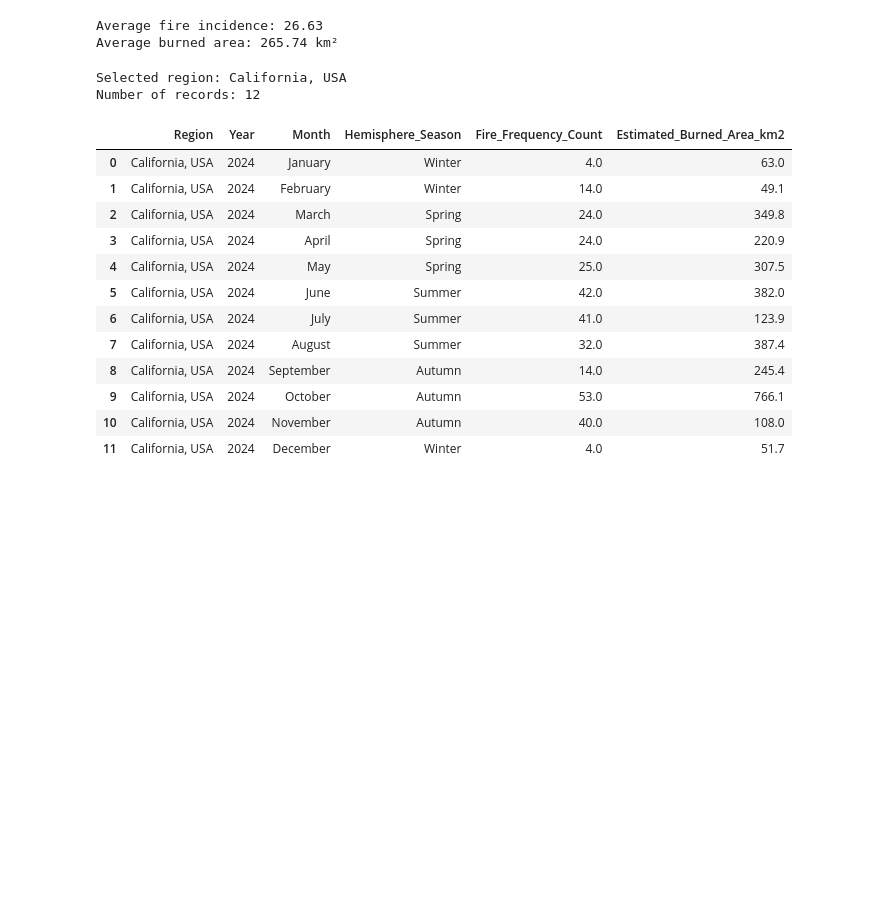
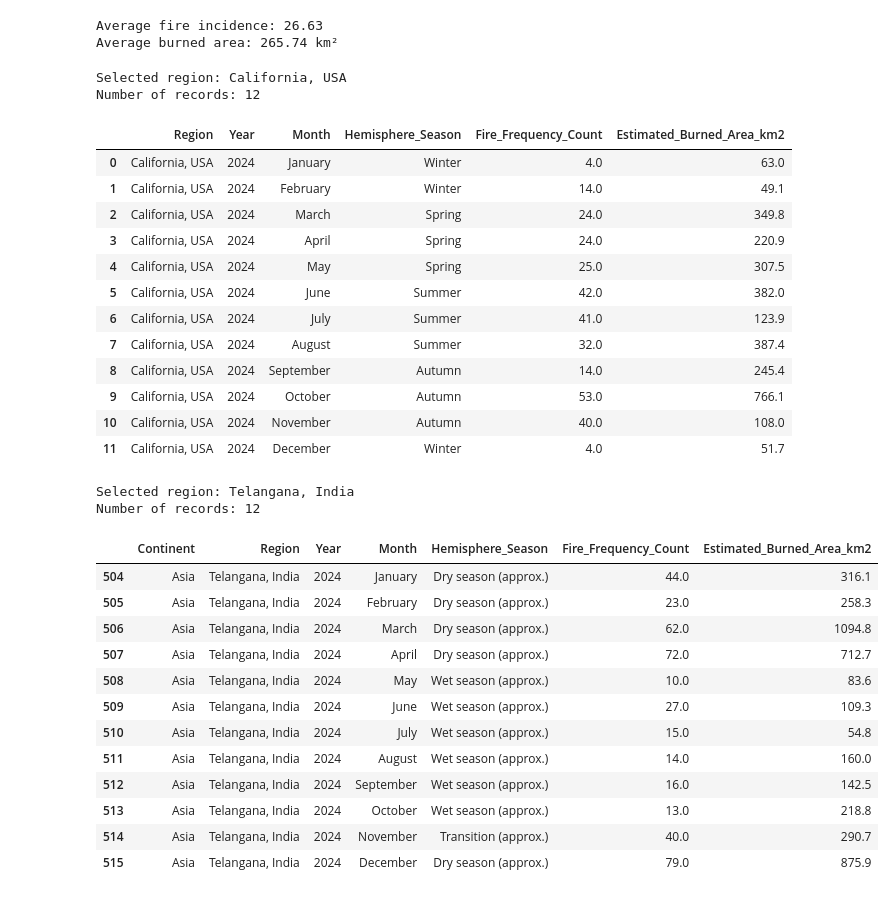
Before and after one commit to Chipurisandhyayadav/forest-fire-analysis, a Jupyter notebook: analyse_forest_fire_frequency.ipynb, the cells around one changed output. Drawn from its saved outputs; the diff is of its cells as text; code cells hidden in the pictures; blank space fills up the shorter version.

```diff
--- a/analyse_forest_fire_frequency.ipynb
+++ b/analyse_forest_fire_frequency.ipynb
@@ -239,30 +240,75 @@ if region_data.empty:
     print(df["Region"].dropna().unique())
 else:
     display(
         region_data[
             [
                 "Region",
                 "Year",
                 "Month",
                 "Hemisphere_Season",
                 "Fire_Frequency_Count",
                 "Estimated_Burned_Area_km2"
             ]
         ]
     )
+    # Q2: Filter Fire Data by Region (Specific State in India)
+# Bloom's Level: BL-3 (Apply)
+
+# Select a specific Indian region from the dataset
+selected_region = "Telangana, India"
+
+region_data = df[
+    df["Region"].astype(str).str.strip() == selected_region
+].copy()
+
+print("Selected region:", selected_region)
+print("Number of records:", len(region_data))
+
+if region_data.empty:
+    print("Region not found. Available regions:")
+    print(df["Region"].dropna().unique())
+else:
+    display(
+        region_data[
+            [
+                "Continent",
+                "Region",
+                "Year",
+                "Month",
+                "Hemisphere_Season",
+                "Fire_Frequency_Count",
+                "Estimated_Burned_Area_km2"
+            ]
+        ]
+    )
 # %% [output]
 Selected region: California, USA
 Number of records: 12
 |  | Region | Year | Month | Hemisphere_Season | Fire_Frequency_Count | Estimated_Burned_Area_km2 |
 | 0 | California, USA | 2024 | January | Winter | 4.0 | 63.0 |
 | 1 | California, USA | 2024 | February | Winter | 14.0 | 49.1 |
 | 2 | California, USA | 2024 | March | Spring | 24.0 | 349.8 |
 | 3 | California, USA | 2024 | April | Spring | 24.0 | 220.9 |
 | 4 | California, USA | 2024 | May | Spring | 25.0 | 307.5 |
 | 5 | California, USA | 2024 | June | Summer | 42.0 | 382.0 |
 | 6 | California, USA | 2024 | July | Summer | 41.0 | 123.9 |
 | 7 | California, USA | 2024 | August | Summer | 32.0 | 387.4 |
 | 8 | California, USA | 2024 | September | Autumn | 14.0 | 245.4 |
 | 9 | California, USA | 2024 | October | Autumn | 53.0 | 766.1 |
 | 10 | California, USA | 2024 | November | Autumn | 40.0 | 108.0 |
 | 11 | California, USA | 2024 | December | Winter | 4.0 | 51.7 |
+Selected region: Telangana, India
+Number of records: 12
+|  | Continent | Region | Year | Month | Hemisphere_Season | Fire_Frequency_Count | Estimated_Burned_Area_km2 |
+| 504 | Asia | Telangana, India | 2024 | January | Dry season (approx.) | 44.0 | 316.1 |
+| 505 | Asia | Telangana, India | 2024 | February | Dry season (approx.) | 23.0 | 258.3 |
+| 506 | Asia | Telangana, India | 2024 | March | Dry season (approx.) | 62.0 | 1094.8 |
+| 507 | Asia | Telangana, India | 2024 | April | Dry season (approx.) | 72.0 | 712.7 |
+| 508 | Asia | Telangana, India | 2024 | May | Wet season (approx.) | 10.0 | 83.6 |
+| 509 | Asia | Telangana, India | 2024 | June | Wet season (approx.) | 27.0 | 109.3 |
+| 510 | Asia | Telangana, India | 2024 | July | Wet season (approx.) | 15.0 | 54.8 |
+| 511 | Asia | Telangana, India | 2024 | August | Wet season (approx.) | 14.0 | 160.0 |
+| 512 | Asia | Telangana, India | 2024 | September | Wet season (approx.) | 16.0 | 142.5 |
+| 513 | Asia | Telangana, India | 2024 | October | Wet season (approx.) | 13.0 | 218.8 |
+| 514 | Asia | Telangana, India | 2024 | November | Transition (approx.) | 40.0 | 290.7 |
+| 515 | Asia | Telangana, India | 2024 | December | Dry season (approx.) | 79.0 | 875.9 |
```
Also changed, not shown: parts of 7 cells of this notebook.
